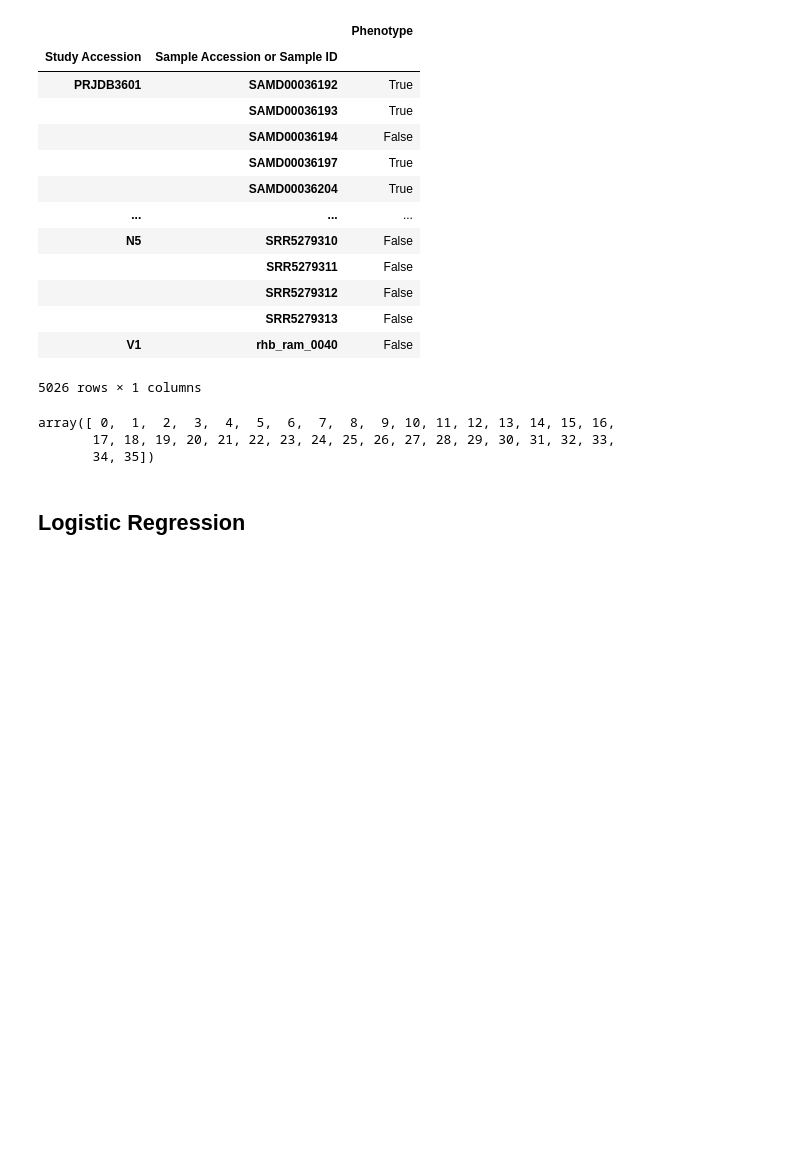
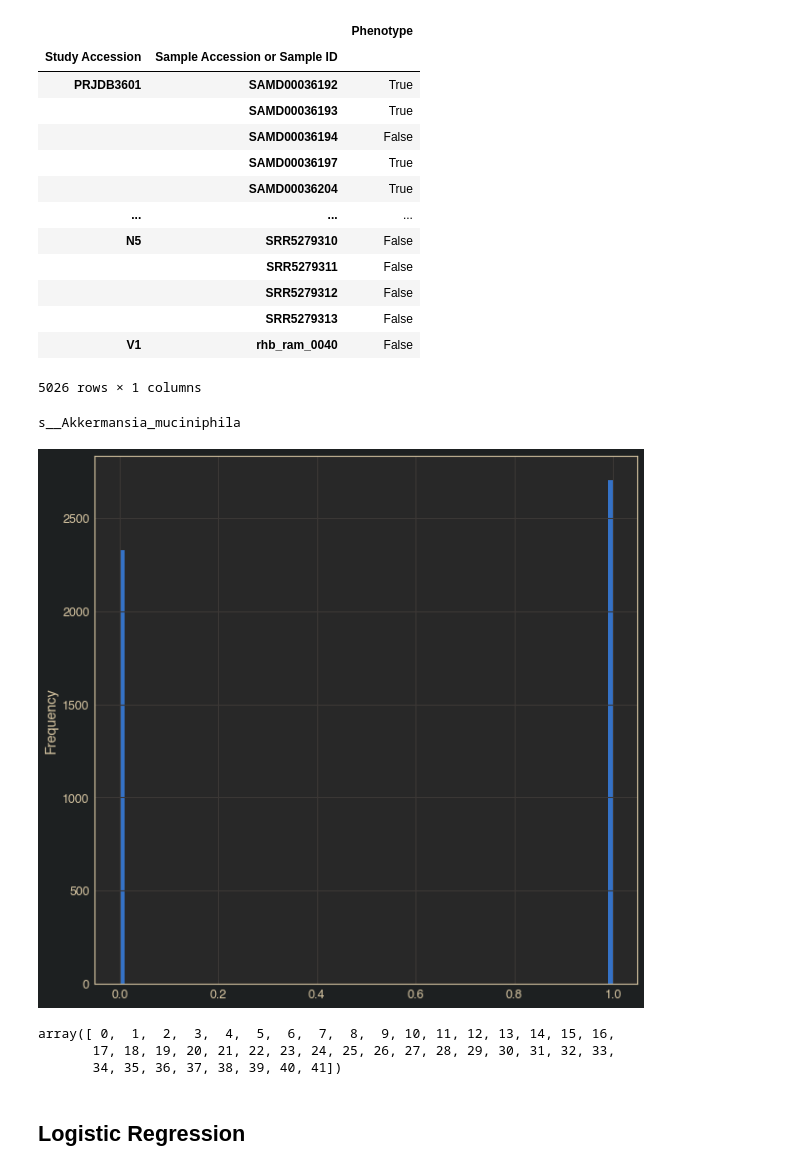
Before and after one commit to danielchang2002/GMHI2-Scratchpad, a Jupyter notebook: src/logistic_regression.ipynb, the cells around one changed output. Drawn from its saved outputs; the diff is of its cells as text; code cells hidden in the pictures; blank space fills up the shorter version.

```diff
--- a/src/logistic_regression.ipynb
+++ b/src/logistic_regression.ipynb
@@ -13,7 +13,7 @@ jtplot.style()
 # %%
 from functions import load_taxonomy
 from functions import load_both
-X, y = load_taxonomy()
+X, y = load_taxonomy(boolean=False)
 X_both, y_both = load_both()
 display(X)
 display(y)
@@ -46,14 +46,27 @@ display(y)
 |  | SRR5279313 | False |
 | V1 | rhb_ram_0040 | False |
 5026 rows × 1 columns
+# %%
+import matplotlib.pyplot as plt
+# plt.subplots(figsize=(10, 10))
+idx = 10
+print(X.columns[idx])
+# X.iloc[:, idx].plot.hist(bins=100)
+# plt.savefig(config.OUTPUT_DIR + "sample_hist.png")
+plt.subplots(figsize=(10, 10))
+((X > 0) * 1.0).iloc[:, idx].plot.hist(bins=100)
+plt.savefig(config.OUTPUT_DIR + "tranformed_hist.png")
+# %% [output]
+s__Akkermansia_muciniphila
+[figure, added]
 # %%
 from functions import get_groups
-groups = get_groups(X_both)
+groups = get_groups(X)
 np.unique(groups)
 # %% [output]
 array([ 0,  1,  2,  3,  4,  5,  6,  7,  8,  9, 10, 11, 12, 13, 14, 15, 16,
        17, 18, 19, 20, 21, 22, 23, 24, 25, 26, 27, 28, 29, 30, 31, 32, 33,
-       34, 35])
+       34, 35, 36, 37, 38, 39, 40, 41])
 # %% [markdown]
 ## Logistic Regression
 # %%
```
Also changed, not shown: parts of 8 cells of this notebook, 7 other files.
